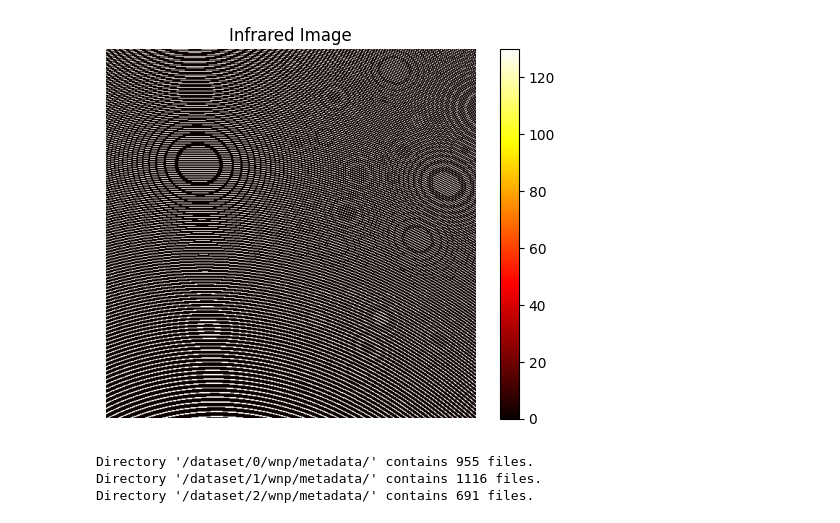
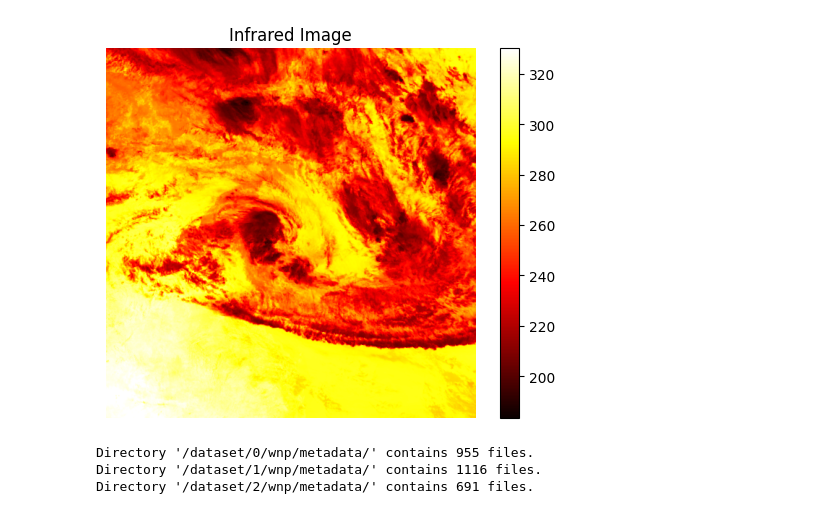
Before and after one commit to tonganh/pyphoon2, a Jupyter notebook: visualize_data.ipynb, the cells around one changed output. Saved outputs shown, nothing was run; the diff lists cells and outputs as text; code cells hidden in the pictures.

```diff
--- a/visualize_data.ipynb
+++ b/visualize_data.ipynb
@@ -1,21 +1,21 @@
 # %%
 import h5py
 import matplotlib.pyplot as plt
 import numpy as np
-
+# /data/image/202405/2024012404-202405-HMW9-1.h5
 # Open the H5 file
-file_path = '/dataset/0/wnp/image/197830/1978120100-197830-GMS1-0.h5'
+file_path = '/app/2023120513-202402-HMW9-1.h5'
 with h5py.File(file_path, 'r') as h5_file:
-    infrared_data = np.array(h5_file['Infrared'])
+    infrared_data = np.array(h5_file['Data'])
 
 # Plot the image
 plt.imshow(infrared_data, cmap='hot')  # 'hot' colormap suits infrared data
 plt.colorbar()  # Add a colorbar to visualize intensity scale
 plt.title("Infrared Image")
 plt.axis('off')  # Turn off axis labels
 plt.show()
 # %% [output]
-[figure, old version]
+[figure, new version]
 # %%
 import os
 
```
Also changed, not shown: 2 other files.
